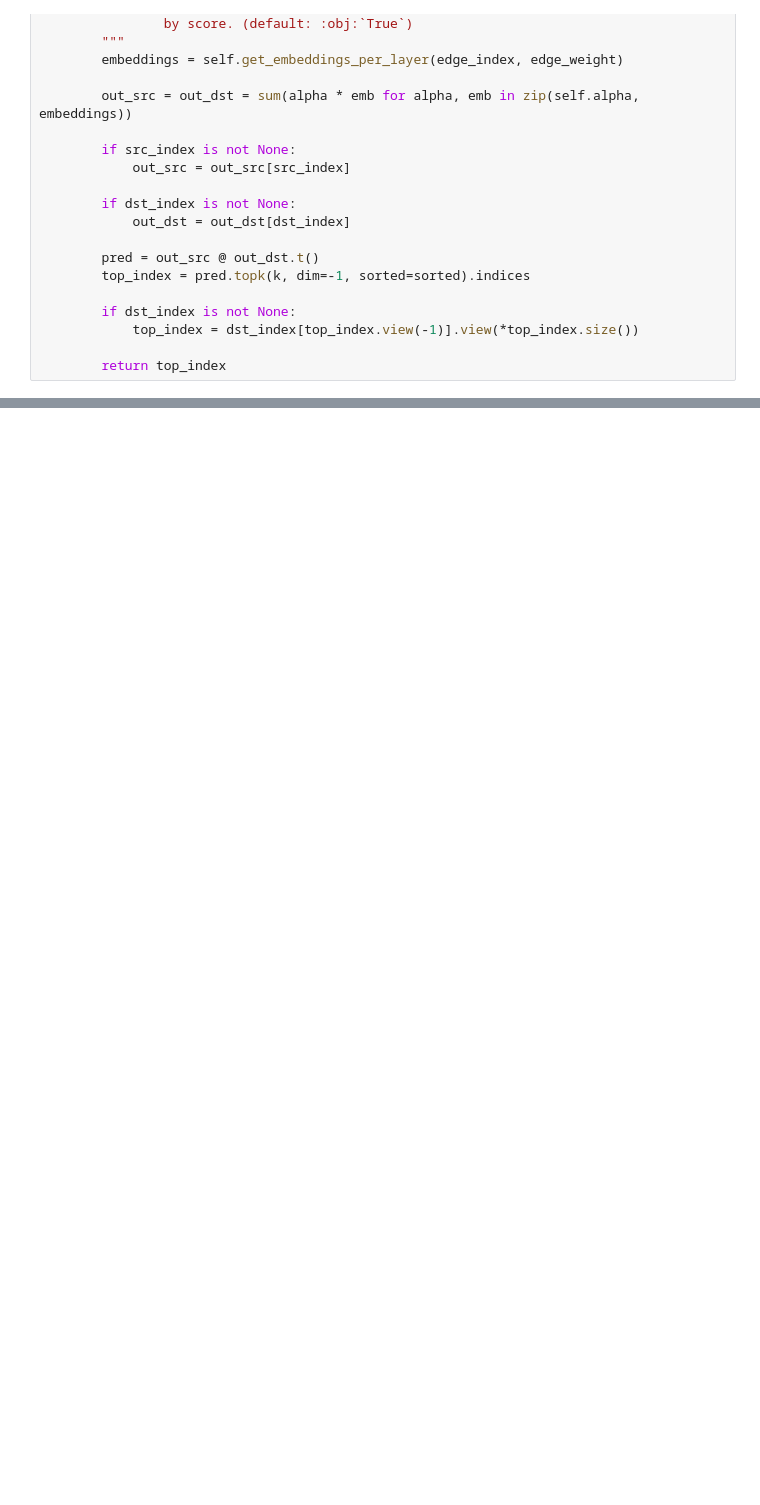
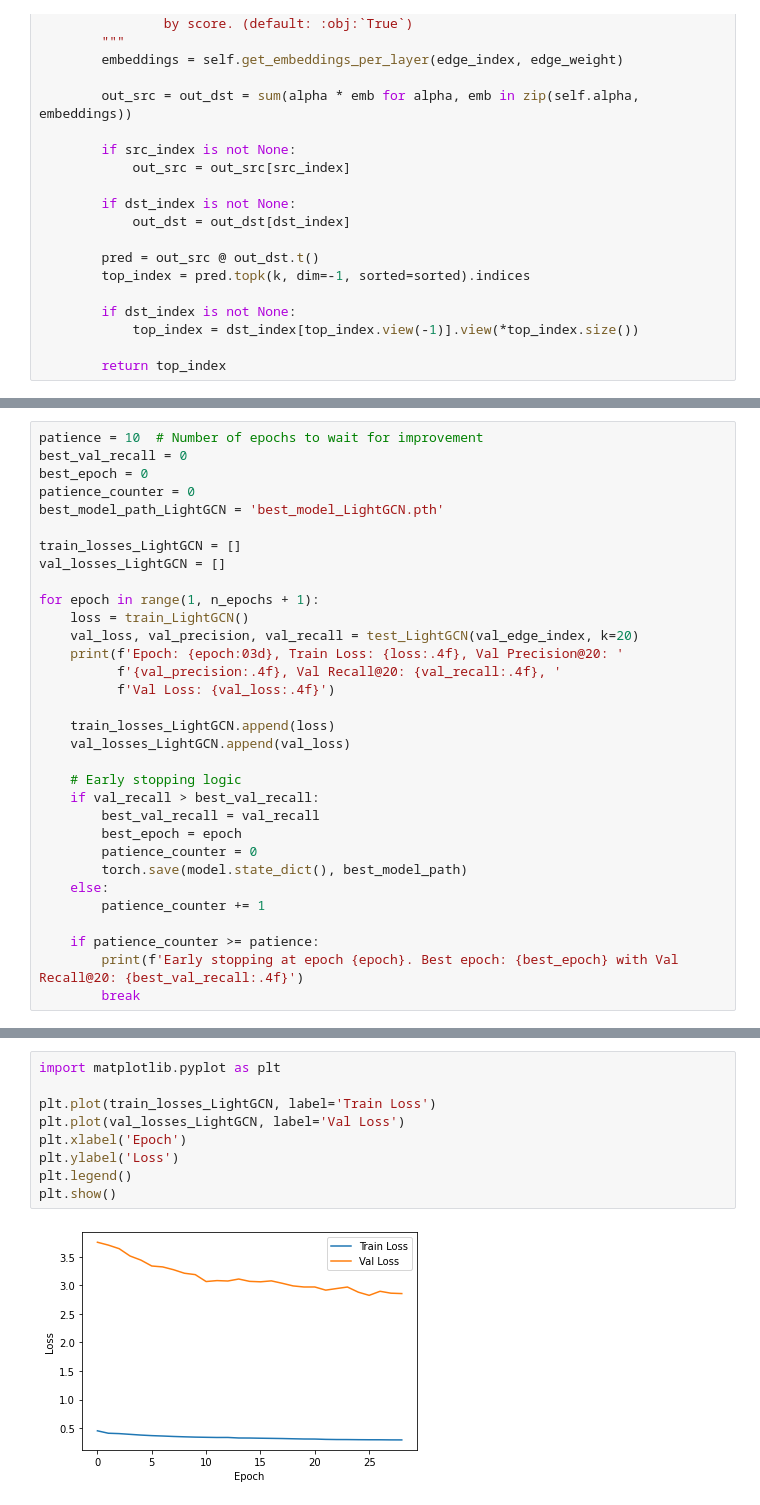
Before and after one commit to Matthijs-Vossen/ResidualLightGCN, a Jupyter notebook: ResidualLightGCN.ipynb, the cells around one changed output, grey strips where cells are left out. Cells and saved outputs as stored; diff of their text form; blank space fills up the shorter version.

```diff
--- a/ResidualLightGCN.ipynb
+++ b/ResidualLightGCN.ipynb
@@ -347,0 +469,32 @@ Test Precision@20: 0.0685, Test Recall@20: 0.1908
+# %%
+patience = 10  # Number of epochs to wait for improvement
+best_val_recall = 0
+best_epoch = 0
+patience_counter = 0
+best_model_path_LightGCN = 'best_model_LightGCN.pth'
+
+train_losses_LightGCN = []
+val_losses_LightGCN = []
+
+for epoch in range(1, n_epochs + 1):
+    loss = train_LightGCN()
+    val_loss, val_precision, val_recall = test_LightGCN(val_edge_index, k=20)
+    print(f'Epoch: {epoch:03d}, Train Loss: {loss:.4f}, Val Precision@20: '
+          f'{val_precision:.4f}, Val Recall@20: {val_recall:.4f}, '
+          f'Val Loss: {val_loss:.4f}')
+
+    train_losses_LightGCN.append(loss)
+    val_losses_LightGCN.append(val_loss)
+
+    # Early stopping logic
+    if val_recall > best_val_recall:
+        best_val_recall = val_recall
+        best_epoch = epoch
+        patience_counter = 0
+        torch.save(model.state_dict(), best_model_path)
+    else:
+        patience_counter += 1
+
+    if patience_counter >= patience:
+        print(f'Early stopping at epoch {epoch}. Best epoch: {best_epoch} with Val Recall@20: {best_val_recall:.4f}')
+        break
@@ -347,0 +515,11 @@ Test Precision@20: 0.0685, Test Recall@20: 0.1908
+# %%
+import matplotlib.pyplot as plt
+
+plt.plot(train_losses_LightGCN, label='Train Loss')
+plt.plot(val_losses_LightGCN, label='Val Loss')
+plt.xlabel('Epoch')
+plt.ylabel('Loss')
+plt.legend()
+plt.show()
+# %% [output]
+[figure, added]
```
Also changed, not shown: parts of 10 cells of this notebook, 1 other file.
